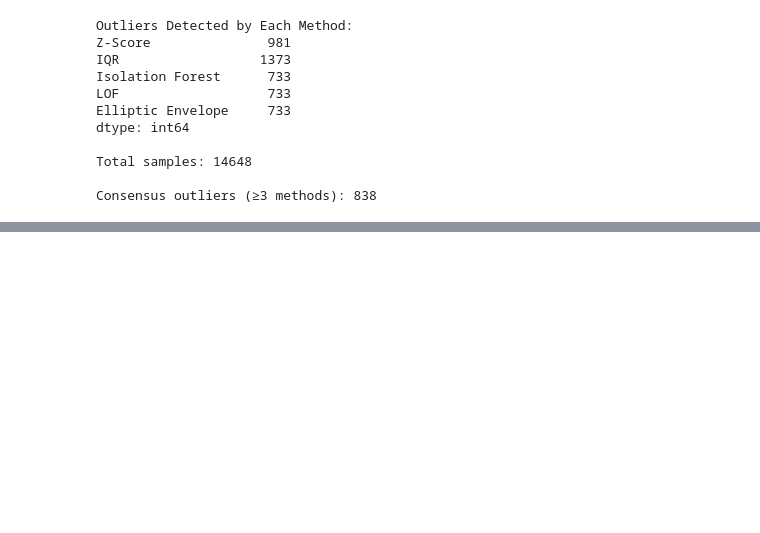
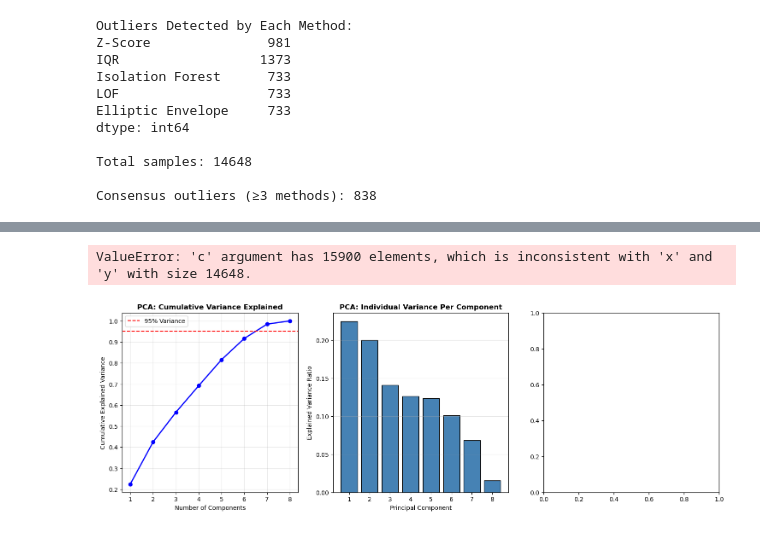
Before and after one commit to dingaroo/aiap_foundation_self_practice, a Jupyter notebook: eda2.ipynb, the cells around one changed output, grey strips where cells are left out. Cells and saved outputs as stored; diff of their text form; code cells hidden in the pictures; blank space fills up the shorter version.

```diff
--- a/eda2.ipynb
+++ b/eda2.ipynb
@@ -334,0 +420,3 @@ ModuleNotFoundError: No module named 'umap'
+# %%
+# Execute dimensionality reduction
+dim_red_results = dimensionality_reduction_analysis(df)
@@ -334,0 +432,70 @@ ModuleNotFoundError: No module named 'umap'
+# %%
+# Visualize results
+fig = plt.figure(figsize=(18, 12))
+# 1. PCA Explained Variance
+ax1 = plt.subplot(2, 3, 1)
+n_components = len(dim_red_results['cumsum_var'])
+ax1.plot(range(1, n_components + 1), dim_red_results['cumsum_var'], 'bo-', linewidth=2)
+ax1.axhline(y=0.95, color='r', linestyle='--', label='95% Variance')
+ax1.set_xlabel('Number of Components')
+ax1.set_ylabel('Cumulative Explained Variance')
+ax1.set_title('PCA: Cumulative Variance Explained', fontweight='bold')
+ax1.grid(alpha=0.3)
+ax1.legend()
+# 2. Individual Variance per Component
+ax2 = plt.subplot(2, 3, 2)
+ax2.bar(range(1, min(11, n_components + 1)),
+        dim_red_results['pca_full'].explained_variance_ratio_[:10],
+        color='steelblue', edgecolor='black')
+ax2.set_xlabel('Principal Component')
+ax2.set_ylabel('Explained Variance Ratio')
+ax2.set_title('PCA: Individual Variance Per Component', fontweight='bold')
+ax2.grid(axis='y', alpha=0.3)
+# 3. PCA 2D Projection
+ax3 = plt.subplot(2, 3, 3)
+scatter = ax3.scatter(dim_red_results['pca_data'][:, 0],
+                      dim_red_results['pca_data'][:, 1],
+                      c=df['final_test'].values, cmap='viridis', alpha=0.6, s=50)
+ax3.set_xlabel(f"PC1 ({dim_red_results['pca'].explained_variance_ratio_:.2%})")
+ax3.set_ylabel(f"PC2 ({dim_red_results['pca'].explained_variance_ratio_:.2%})")
+ax3.set_title('PCA: 2D Projection', fontweight='bold')
+plt.colorbar(scatter, ax=ax3, label='final_test')
+ax3.grid(alpha=0.3)
+# 4. t-SNE Projection
+ax4 = plt.subplot(2, 3, 4)
+scatter = ax4.scatter(dim_red_results['tsne_data'][:, 0],
+                      dim_red_results['tsne_data'][:, 1],
+                      c=df['final_test'].values, cmap='viridis', alpha=0.6, s=50)
+ax4.set_xlabel('t-SNE Dimension 1')
+ax4.set_ylabel('t-SNE Dimension 2')
+ax4.set_title('t-SNE: Non-linear Dimensionality Reduction', fontweight='bold')
+plt.colorbar(scatter, ax=ax4, label='final_test')
+ax4.grid(alpha=0.3)
+# 5. UMAP Projection
+ax5 = plt.subplot(2, 3, 5)
+scatter = ax5.scatter(dim_red_results['umap_data'][:, 0],
+                      dim_red_results['umap_data'][:, 1],
+                      c=df['final_test'].values, cmap='viridis', alpha=0.6, s=50)
+ax5.set_xlabel('UMAP Dimension 1')
+ax5.set_ylabel('UMAP Dimension 2')
+ax5.set_title('UMAP: Fast Non-linear Reduction', fontweight='bold')
+plt.colorbar(scatter, ax=ax5, label='final_test')
+ax5.grid(alpha=0.3)
+# 6. Comparison (PCA vs UMAP)
+ax6 = plt.subplot(2, 3, 6)
+ax6.scatter(dim_red_results['pca_data'][:, 0], dim_red_results['pca_data'][:, 1],
+            alpha=0.5, s=30, label='PCA', color='blue')
+ax6.scatter(dim_red_results['umap_data'][:, 0], dim_red_results['umap_data'][:, 1],
+            alpha=0.5, s=30, label='UMAP', color='red')
+ax6.set_xlabel('Dimension 1')
+ax6.set_ylabel('Dimension 2')
+ax6.set_title('Method Comparison: PCA vs UMAP', fontweight='bold')
+ax6.legend()
+ax6.grid(alpha=0.3)
+plt.tight_layout()
+plt.savefig('./images/dimensionality_reduction.png', dpi=300, bbox_inches='tight')
+plt.show()
+print("\n✓ Dimensionality reduction analysis complete!")
+# %% [output]
+ValueError: 'c' argument has 15900 elements, which is inconsistent with 'x' and 'y' with size 14648.
+[figure, added]
```
Also changed, not shown: parts of 9 cells of this notebook, 5 other files.
